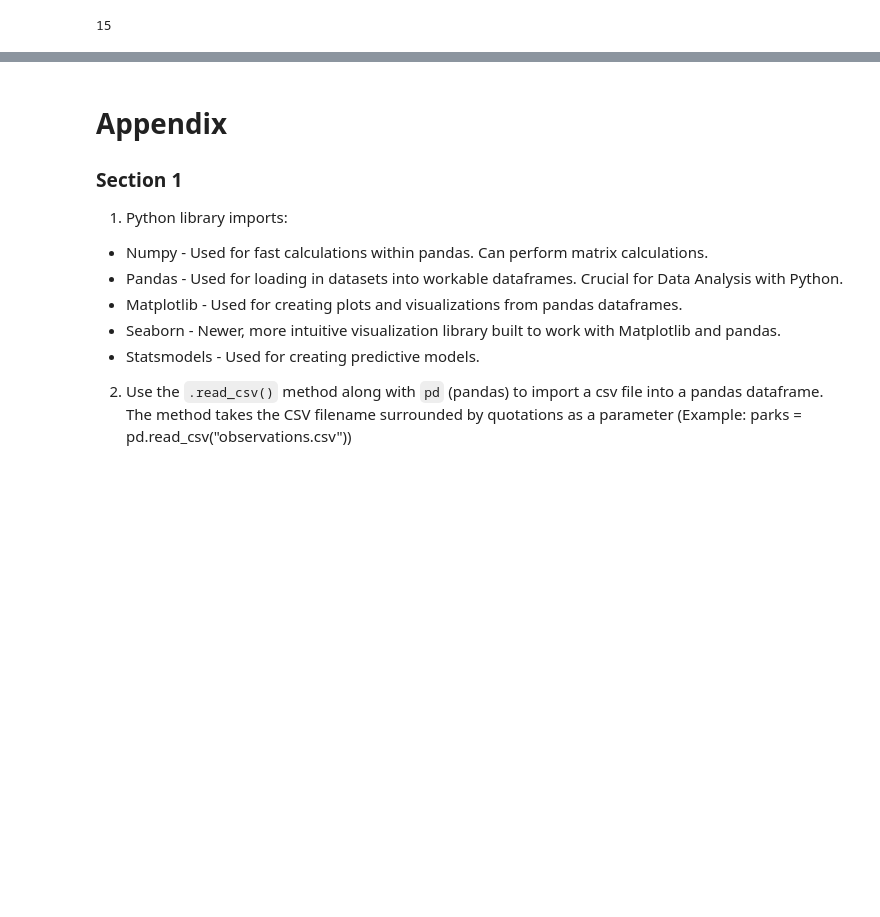
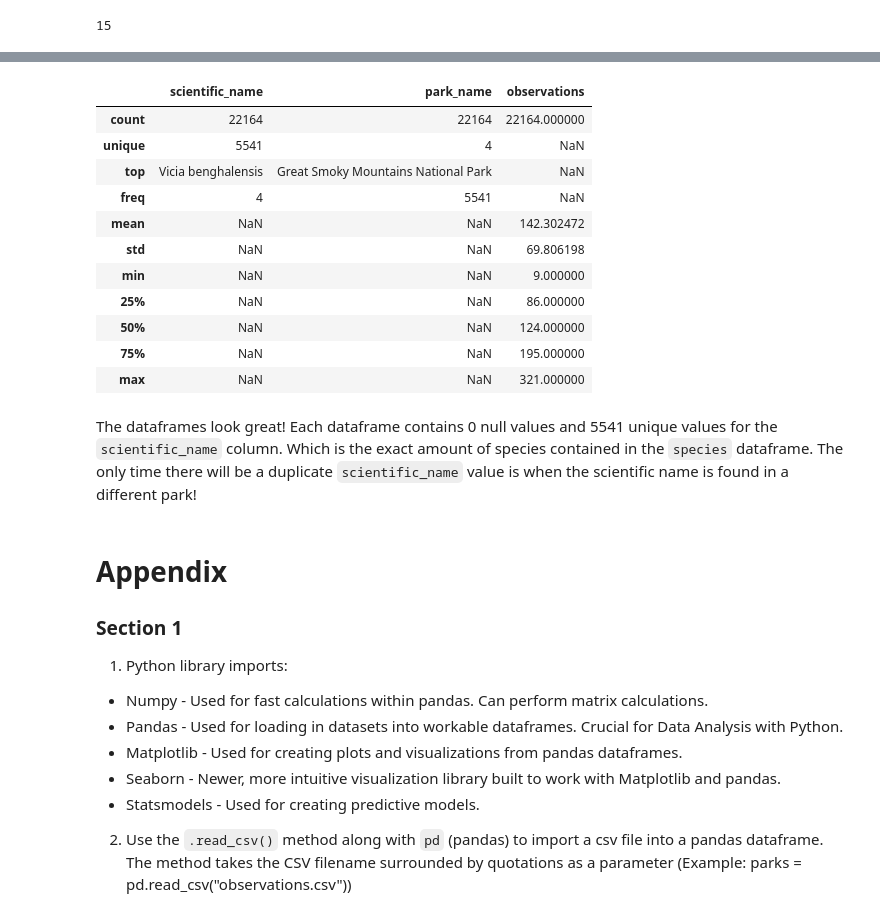
Before and after one commit to bsandma1/Biodiversity_Analysis, a Jupyter notebook: Biodiversity_Analysis.ipynb, the cells around one changed output, grey strips where cells are left out. Saved outputs shown, nothing was run; the diff lists cells and outputs as text; code cells hidden in the pictures; blank space fills up the shorter version.

````diff
--- a/Biodiversity_Analysis.ipynb
+++ b/Biodiversity_Analysis.ipynb
@@ -325,0 +388,16 @@ parks.duplicated().sum()
+# %%
+# 22
+
+duplicated_name_and_park = parks[parks[['scientific_name', 'park_name']].duplicated()].reset_index(drop=True)
+
+for i in range(len(duplicated_name_and_park)):
+
+    scientific_name = duplicated_name_and_park.scientific_name.iloc[i]
+    park_name = duplicated_name_and_park.park_name.iloc[i]
+
+    duplicate = parks[(parks.scientific_name == scientific_name) & (parks.park_name == park_name)]
+    avg_observation = int(duplicate.observations.mean())
+
+    mask = parks[(parks.scientific_name == scientific_name) & (parks.park_name == park_name)]
+
+    parks.loc[mask.index, 'observations'] = avg_observation
@@ -325,0 +437,18 @@ parks.duplicated().sum()
+# %%
+# 23
+
+print(f'Number of duplicates: {parks.duplicated().sum()}')
+
+before = len(parks)
+print(f'Length before dropping duplicates: {before}')
+
+parks.drop_duplicates(inplace=True)
+
+after = len(parks)
+print(f'Length after dropping duplicates: {after}')
+
+print(f'Difference between before and after: {before} - {after} = {before - after} duplicates dropped')
+print(f'Duplicates in dataframe: {parks.duplicated().sum()}')
+
+dup = parks[['scientific_name', 'park_name']].duplicated().sum()
+print(f'Duplicates between \'scientific_name\' and \'park_name\' columns: {dup}')
@@ -326,3 +510,22 @@ parks.duplicated().sum()
+# %%
+# 25 (Cont.)
+
+parks.describe(include='all')
+# %% [output]
+|  | scientific_name | park_name | observations |
+| count | 22164 | 22164 | 22164.000000 |
+| unique | 5541 | 4 | NaN |
+| top | Vicia benghalensis | Great Smoky Mountains National Park | NaN |
+| freq | 4 | 5541 | NaN |
+| mean | NaN | NaN | 142.302472 |
+| std | NaN | NaN | 69.806198 |
+| min | NaN | NaN | 9.000000 |
+| 25% | NaN | NaN | 86.000000 |
+| 50% | NaN | NaN | 124.000000 |
+| 75% | NaN | NaN | 195.000000 |
+| max | NaN | NaN | 321.000000 |
+# %% [markdown]
+The dataframes look great!  Each dataframe contains 0 null values and 5541 unique values for the ```scientific_name``` column.  Which is the exact amount of species contained in the ```species``` dataframe.  The only time there will be a duplicate ```scientific_name``` value is when the scientific name is found in a different park!
 # %% [markdown]
 # Appendix
 ### Section 1
````
Also changed, not shown: parts of 22 cells of this notebook.
